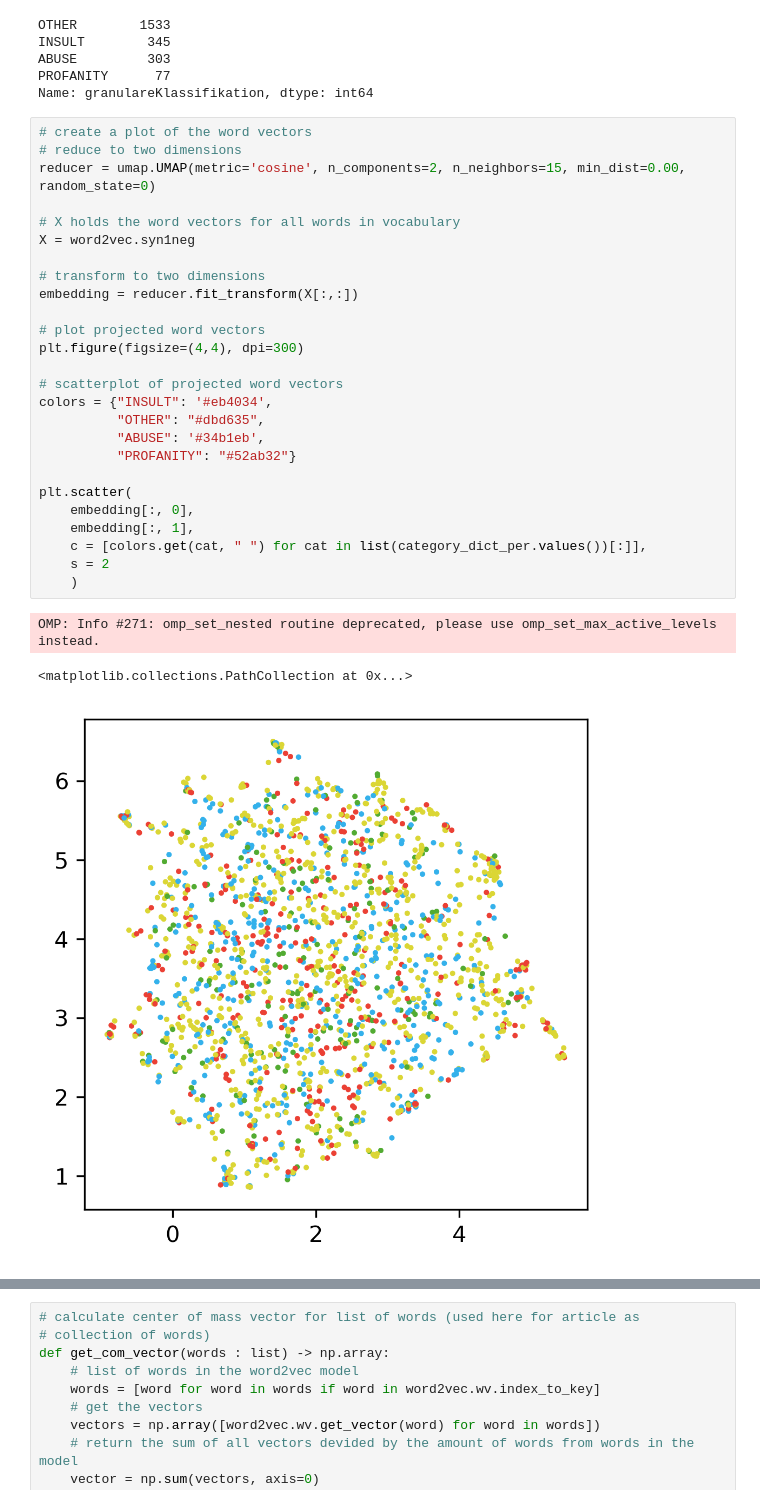
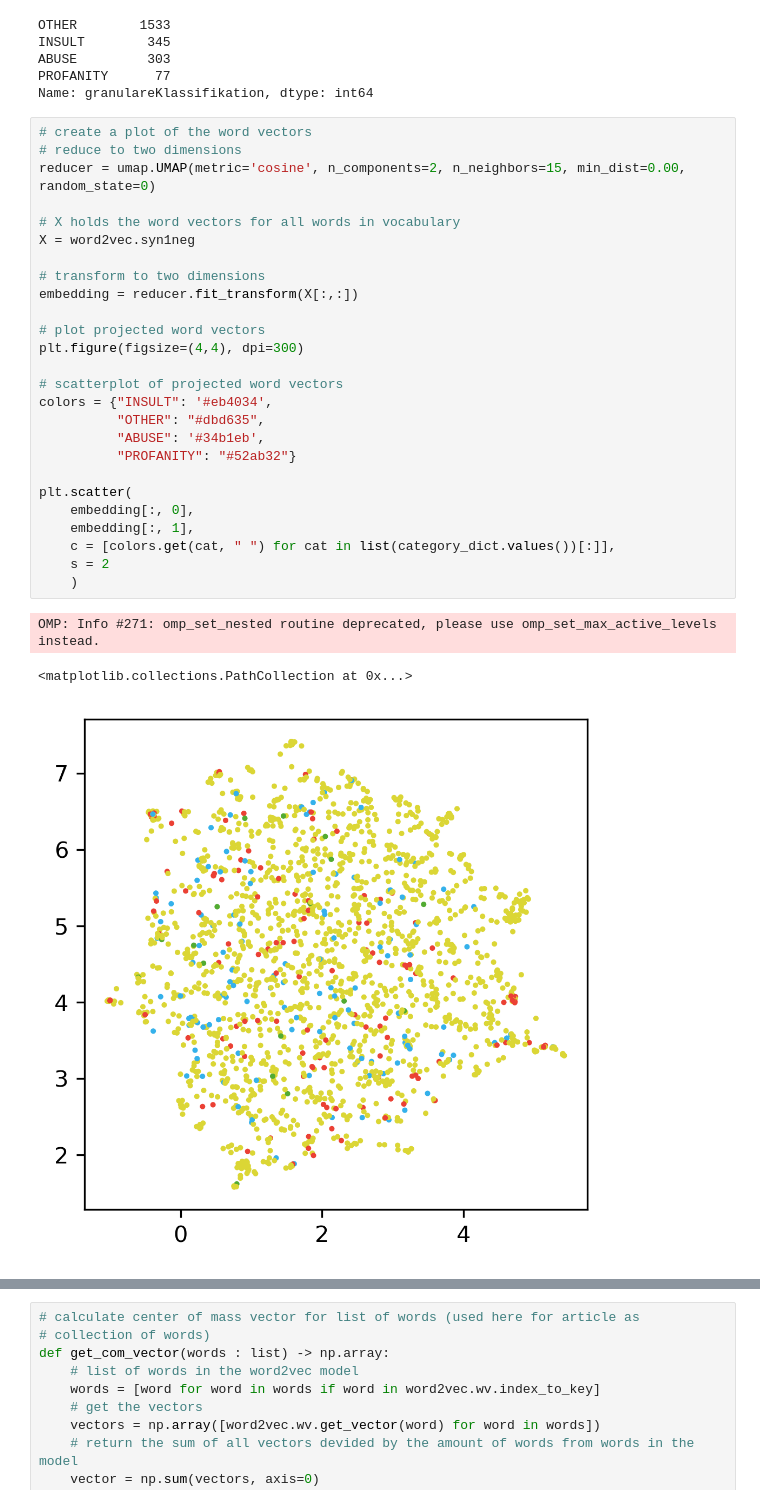
Before and after one commit to LeIx1999/ASUD_Cyberbullying, a Jupyter notebook: Word2vec_tweets_RF.ipynb, the cells around one changed output, grey strips where cells are left out. Drawn from its saved outputs; the diff is of its cells as text.

```diff
--- a/Word2vec_tweets_RF.ipynb
+++ b/Word2vec_tweets_RF.ipynb
@@ -266,30 +182,30 @@ Name: granulareKlassifikation, dtype: int64
 # %%
 # create a plot of the word vectors
 # reduce to two dimensions
 reducer = umap.UMAP(metric='cosine', n_components=2, n_neighbors=15, min_dist=0.00, random_state=0)
 
 # X holds the word vectors for all words in vocabulary
 X = word2vec.syn1neg
 
 # transform to two dimensions
 embedding = reducer.fit_transform(X[:,:])
 
 # plot projected word vectors
 plt.figure(figsize=(4,4), dpi=300)
 
 # scatterplot of projected word vectors
 colors = {"INSULT": '#eb4034',
           "OTHER": "#dbd635",
           "ABUSE": '#34b1eb',
           "PROFANITY": "#52ab32"}
 
 plt.scatter(
     embedding[:, 0],
     embedding[:, 1],
-    c = [colors.get(cat, " ") for cat in list(category_dict_per.values())[:]],
+    c = [colors.get(cat, " ") for cat in list(category_dict.values())[:]],
     s = 2
     )
 # %% [output]
 OMP: Info #271: omp_set_nested routine deprecated, please use omp_set_max_active_levels instead.
 <matplotlib.collections.PathCollection at 0x...>
-[figure, old version]
+[figure, new version]
```
Also changed, not shown: parts of 29 cells of this notebook.
